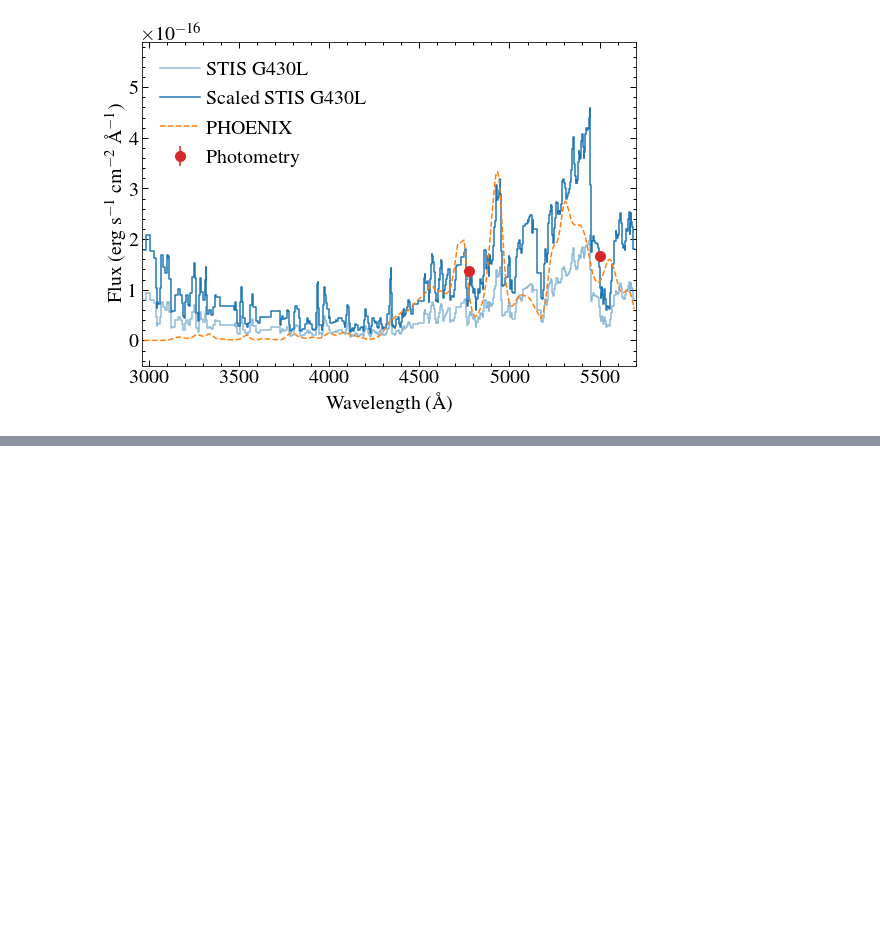
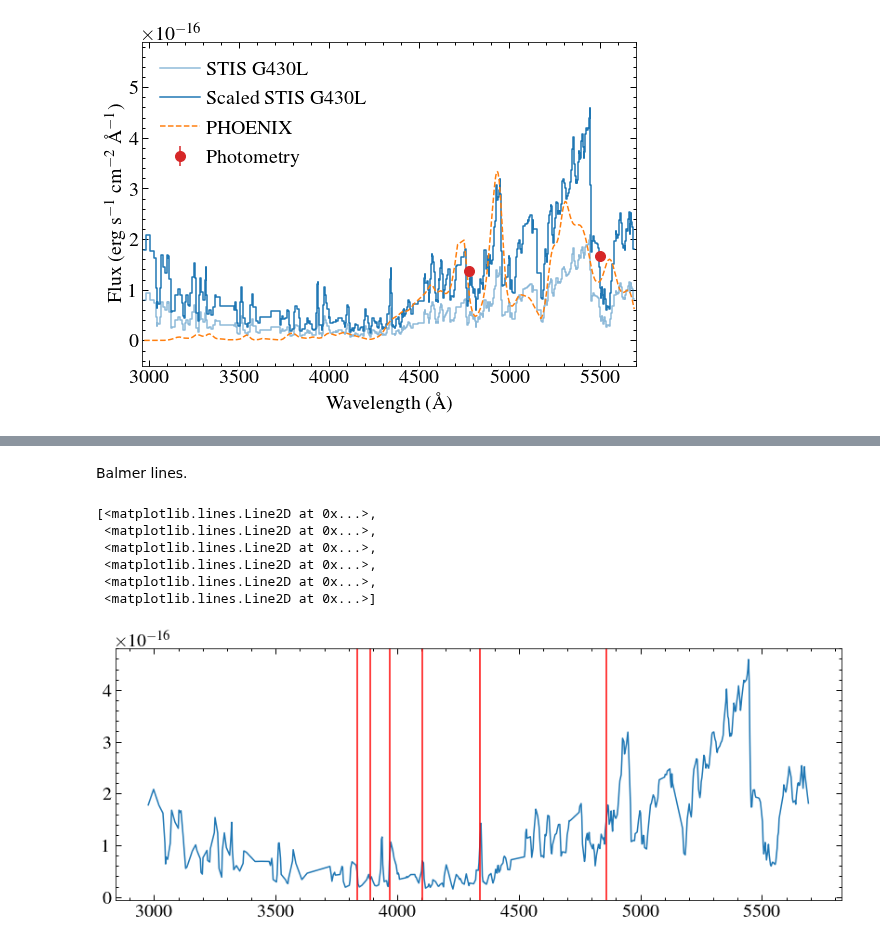
Before and after one commit to davidjwilson/SEDs, a Jupyter notebook: trappist-1/optical/sitsopt.ipynb, the cells around one changed output, grey strips where cells are left out. Cells and saved outputs as stored; diff of their text form; code cells hidden in the pictures; blank space fills up the shorter version.

```diff
--- a/trappist-1/optical/sitsopt.ipynb
+++ b/trappist-1/optical/sitsopt.ipynb
@@ -282,3 +303,19 @@ offs = [gg_fit[0].amplitude.value, gg_fit[0].amplitude.value]
 
 lines_table = Table([amps, means, stds, offs], names =['Amplitude', 'Mean', 'Stddev', 'Offset'])
 ascii.write(lines_table, '../paper/ca_emmision_lines_for.model.ecsv', format='ecsv', overwrite=True)
+# %% [markdown]
+Balmer lines.
+# %%
+blines = np.array([656.45377,486.13615, 434.0462, 410.174, 397.0072, 388.9049, 383.5384])*10
+names = ['alpha', 'beta', 'gamma', 'delta', 'epsilon', 'zeta', 'eta']
+plt.plot(wo, fob)
+[plt.axvline(line, c='r') for line in blines[1:]]
+plt.show()
+# %% [output]
+[<matplotlib.lines.Line2D at 0x...>,
+ <matplotlib.lines.Line2D at 0x...>,
+ <matplotlib.lines.Line2D at 0x...>,
+ <matplotlib.lines.Line2D at 0x...>,
+ <matplotlib.lines.Line2D at 0x...>,
+ <matplotlib.lines.Line2D at 0x...>]
+[figure, added]
```
Also changed, not shown: parts of 3 cells of this notebook, 15 other files.
